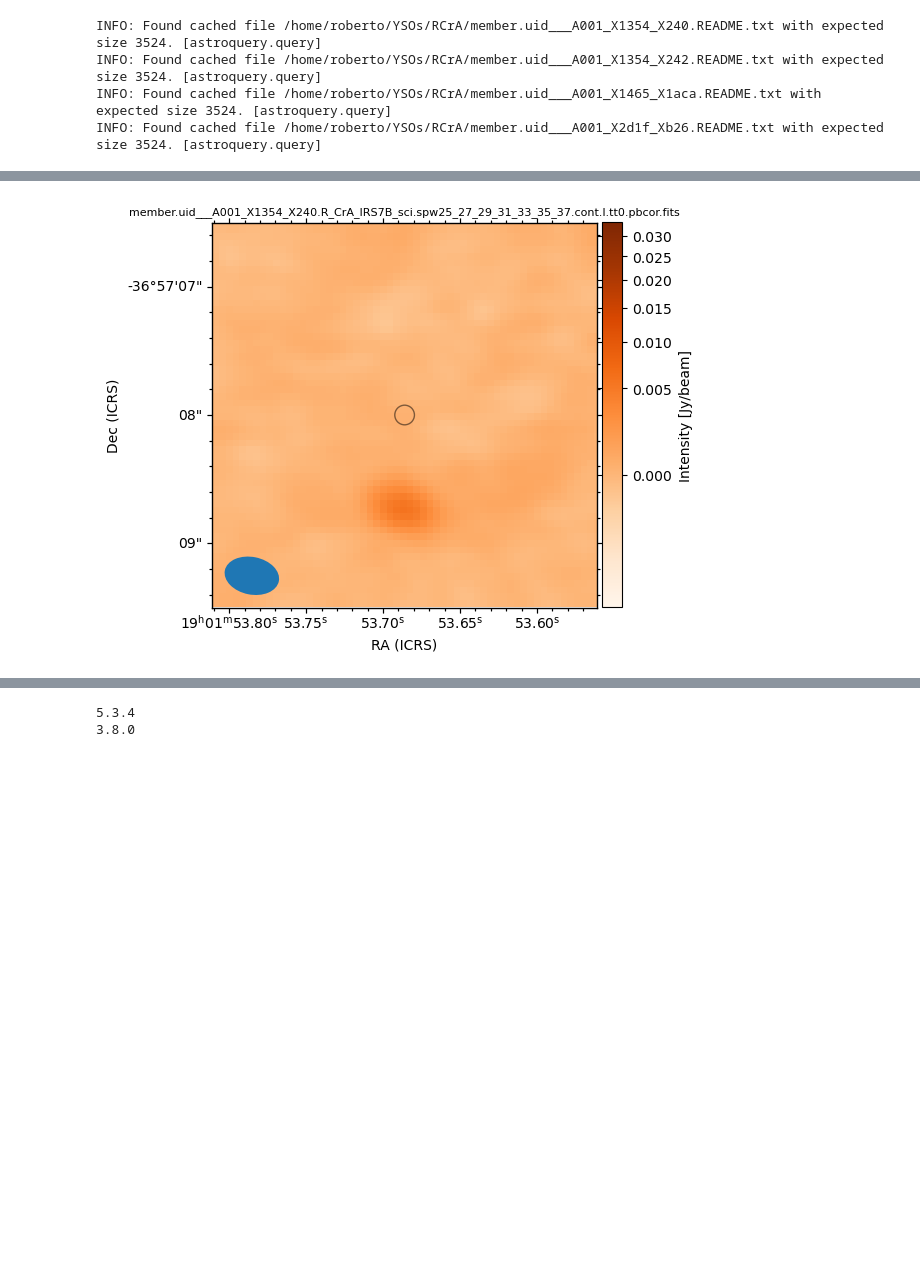
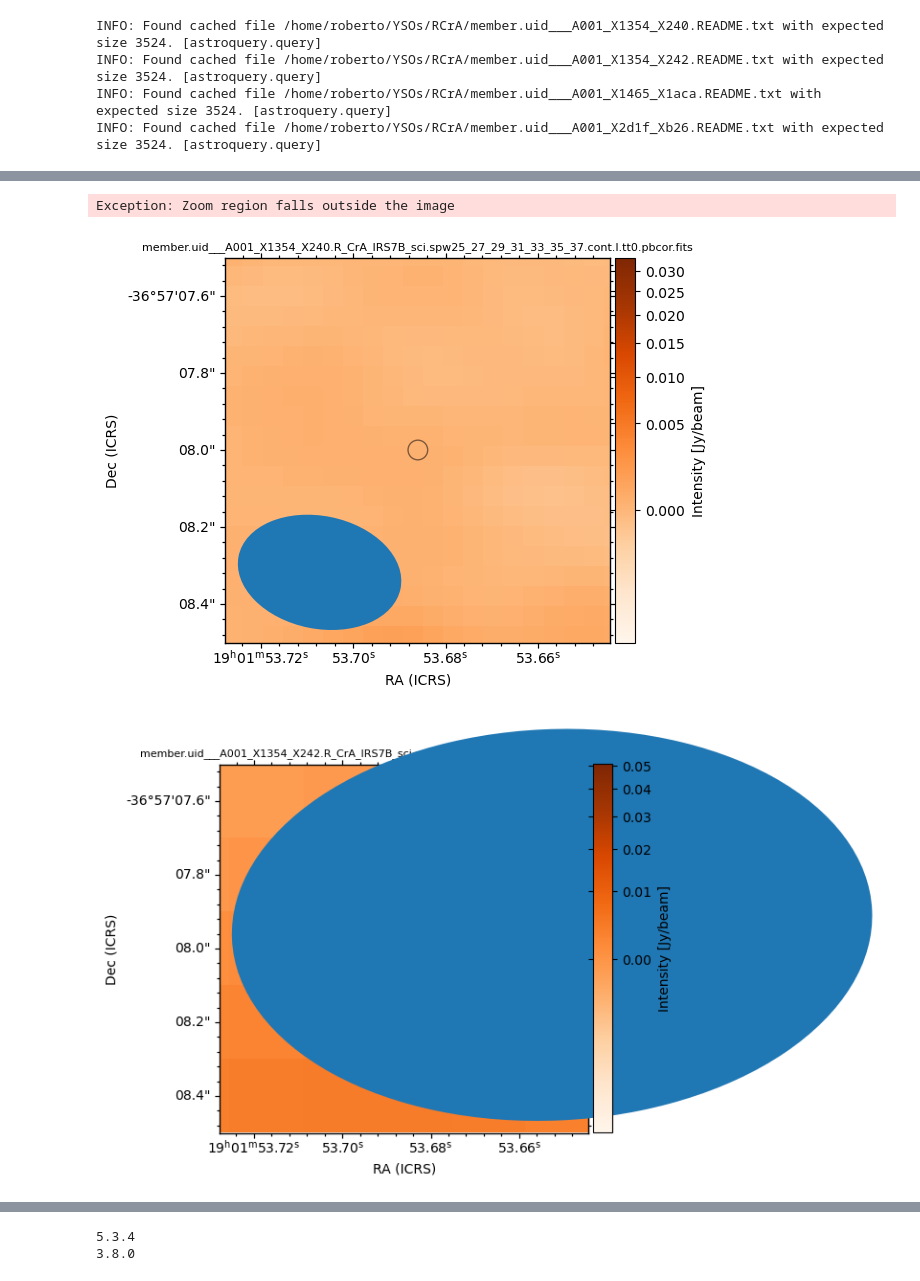
Before and after one commit to rgalvanmadrid/tutorial-Cordoba, a Jupyter notebook: RCrA-archive.ipynb, the cells around one changed output, grey strips where cells are left out. Cells and saved outputs as stored; diff of their text form; code cells hidden in the pictures; blank space fills up the shorter version.

```diff
--- a/RCrA-archive.ipynb
+++ b/RCrA-archive.ipynb
@@ -167,8 +167,11 @@ INFO: Found cached file /home/roberto/YSOs/RCrA/member.uid___A001_X2d1f_Xb26.REA
 # %%
 # Second, define download only the QA2 FITS images and README files
 #
-fits_urls = [url for url in link_list['access_url'] if 'CrA' in url and '.pbcor.fits' in url and
-                'tt1' not in url]
+#fits_urls = [url for url in link_list['access_url'] '.pbcor.fits' in url and
+#                'tt1' not in url]
+fits_urls = [url for url in link_list['access_url'] if '.pbcor.fits' in url and
+                'tt0' in url]
+#fits_urls = [url for url in link_list['access_url'] if '.pbcor.fits' in url]
 #
 print('Total number of FITS files after selection criteria: {}'.format(len(fits_urls)))
 fits_label = list(range(len(fits_urls)))
@@ -196,7 +189,7 @@ Total number of FITS files after selection criteria: 129
 # %%
 # Do the download:
 #files_to_download = [2,17,31,38,69,100]
-files_to_download = [2]
+files_to_download = list(range(6))
 download_paths = []
 for file in files_to_download:
     download = alma.download_files([fits_urls[file]], cache=True)
@@ -210,5 +208,5 @@ Download paths are:
 # %%
-cropsize = 3/3600. #deg
+cropsize = 1/3600. #deg
 for image_file in download_paths:
     im_upd = updatefits(image_file, 0)
     #Read min/max and other params
@@ -242 +248,3 @@ Set OBSGEO-H to     5053.796 from OBSGEO-[XYZ]'. [astropy.wcs.wcs]
+Exception: Zoom region falls outside the image
-[figure, old version]
+[figure, new version]
+[figure, added]
```
Also changed, not shown: parts of 6 cells of this notebook, 1 other file.
